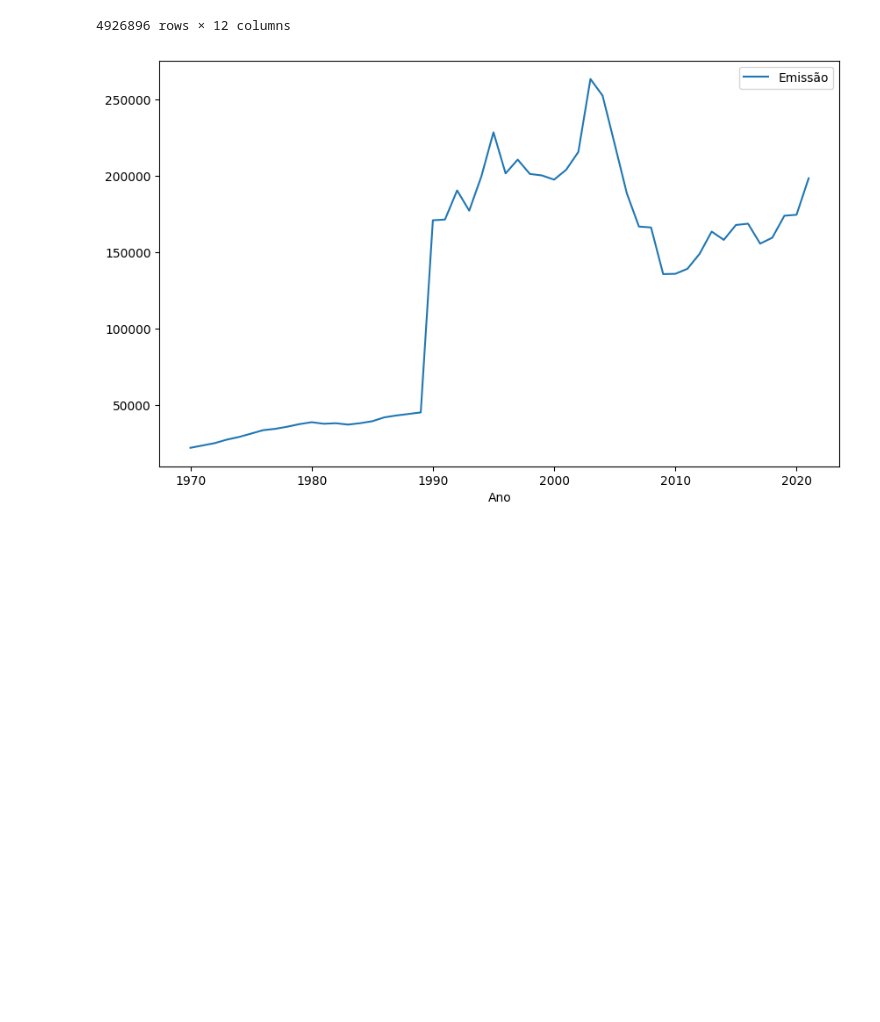
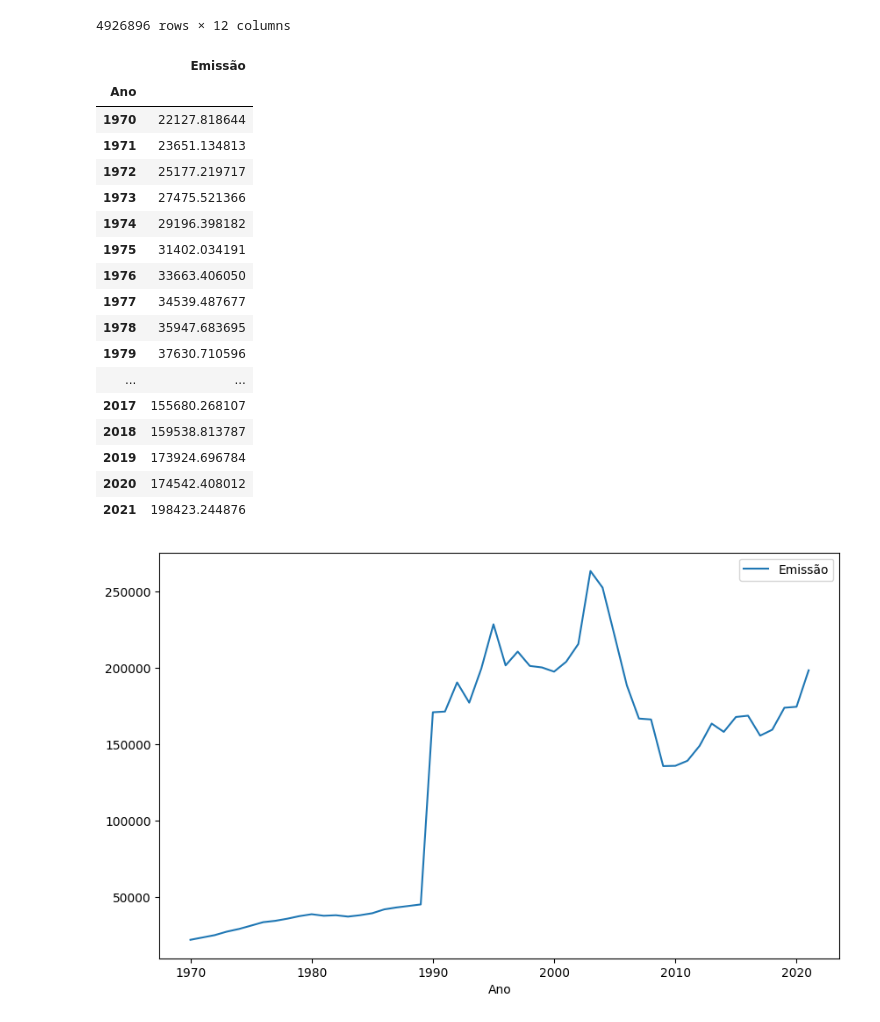
Before and after one commit to orlandojsjunior/Modelagem_de_Dados-entidades_atributos_relacionamentos, a Jupyter notebook: selecionando e agrupando dados.ipynb, the cells around one changed output. Cells and saved outputs as stored; diff of their text form; code cells hidden in the pictures; blank space fills up the shorter version.

```diff
--- a/selecionando e agrupando dados.ipynb
+++ b/selecionando e agrupando dados.ipynb
@@ -799,6 +799,28 @@ emissoes_por_ano
 | 4926894 | Mudança de Uso da Terra e Floresta | Resíduos Florestais | Pantanal | NaN | Desmatamento | NaN | N2O (t) | MT | AGROPEC | ... |
 | 4926895 | Mudança de Uso da Terra e Floresta | Resíduos Florestais | Pantanal | NaN | Desmatamento | NaN | N2O (t) | MS | AGROPEC | ... |
 4926896 rows × 12 columns
+# %%
+
+emissoes_por_ano.groupby('Ano')[['Emissão']].mean()
+# %% [output]
+|  | Emissão |
+| Ano |  |
+| 1970 | 22127.818644 |
+| 1971 | 23651.134813 |
+| 1972 | 25177.219717 |
+| 1973 | 27475.521366 |
+| 1974 | 29196.398182 |
+| 1975 | 31402.034191 |
+| 1976 | 33663.406050 |
+| 1977 | 34539.487677 |
+| 1978 | 35947.683695 |
+| 1979 | 37630.710596 |
+| ... | ... |
+| 2017 | 155680.268107 |
+| 2018 | 159538.813787 |
+| 2019 | 173924.696784 |
+| 2020 | 174542.408012 |
+| 2021 | 198423.244876 |
 # %%
 emissoes_por_ano.groupby('Ano')[['Emissão']].mean().plot(figsize = (10, 6));
 # %% [output]
```
Also changed, not shown: parts of 1 cell of this notebook.
